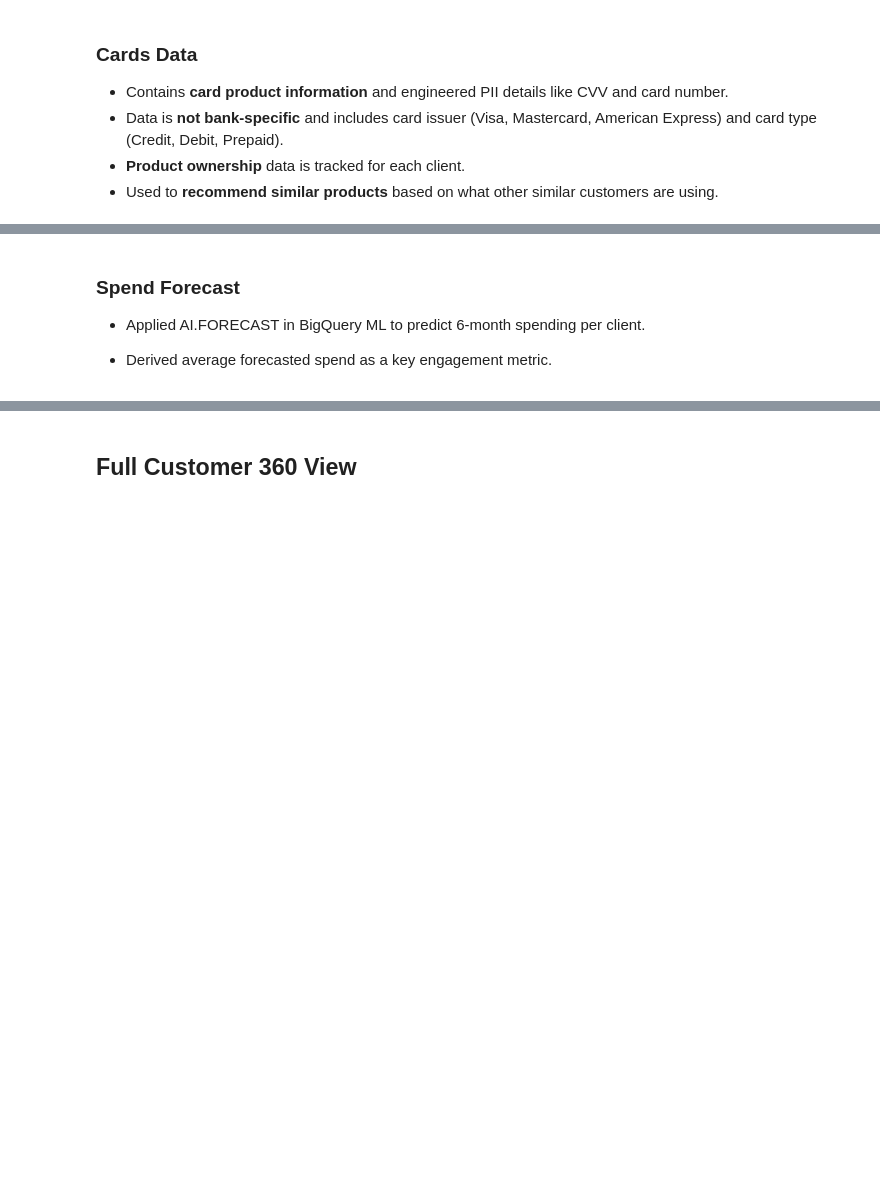
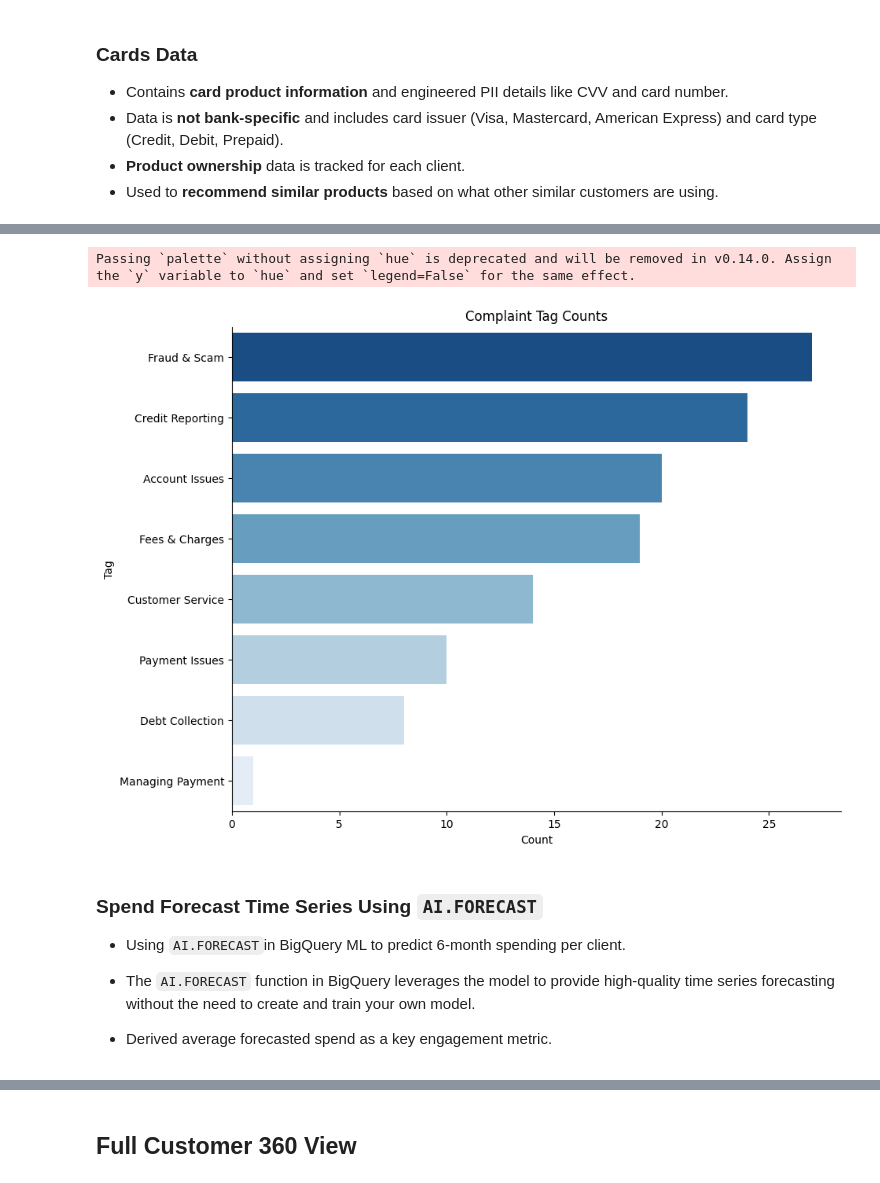
Before and after one commit to shloksah/customer360_google_hackathon, a Jupyter notebook: Customer360_Google_Hackathon.ipynb, the cells around one changed output, grey strips where cells are left out. Saved outputs shown, nothing was run; the diff lists cells and outputs as text; code cells hidden in the pictures; blank space fills up the shorter version.

```diff
--- a/Customer360_Google_Hackathon.ipynb
+++ b/Customer360_Google_Hackathon.ipynb
@@ -281,0 +323,4 @@ print("✅ Table created successfully")
+# %%
+df_client_customers = client.query("select * from `my_database.complaints_tagging`").to_dataframe()
+print(df_client_customers.shape)
+df_client_customers
@@ -282,7 +342,27 @@ print("✅ Table created successfully")
+# %%
+from matplotlib import pyplot as plt
+import seaborn as sns
+# Sort the data by count in descending order
+complaints_tag_counts = df_client_customers.groupby('tag').size().reset_index(name='count').sort_values(by='count', ascending=False)
+
+
+# Create a bar chart with color intensity based on count
+plt.figure(figsize=(10, 8))
+sns.barplot(x='count', y='tag', data=complaints_tag_counts, palette='Blues_r')
+plt.title('Complaint Tag Counts')
+plt.xlabel('Count')
+plt.ylabel('Tag')
+plt.gca().spines[['top', 'right',]].set_visible(False)
+plt.show()
+# %% [output]
+Passing `palette` without assigning `hue` is deprecated and will be removed in v0.14.0. Assign the `y` variable to `hue` and set `legend=False` for the same effect.
+[figure, added]
 # %% [markdown]
-### **Spend Forecast**
+### **Spend Forecast Time Series Using `AI.FORECAST`**
 
-- Applied AI.FORECAST in BigQuery ML to predict 6-month spending per client.
+- Using `AI.FORECAST`in BigQuery ML to predict 6-month spending per client.
+
+- The `AI.FORECAST` function in BigQuery leverages the model to provide high-quality time series forecasting without the need to create and train your own model.
 
 - Derived average forecasted spend as a key engagement metric.
 # %%
```
Also changed, not shown: parts of 32 cells of this notebook.
